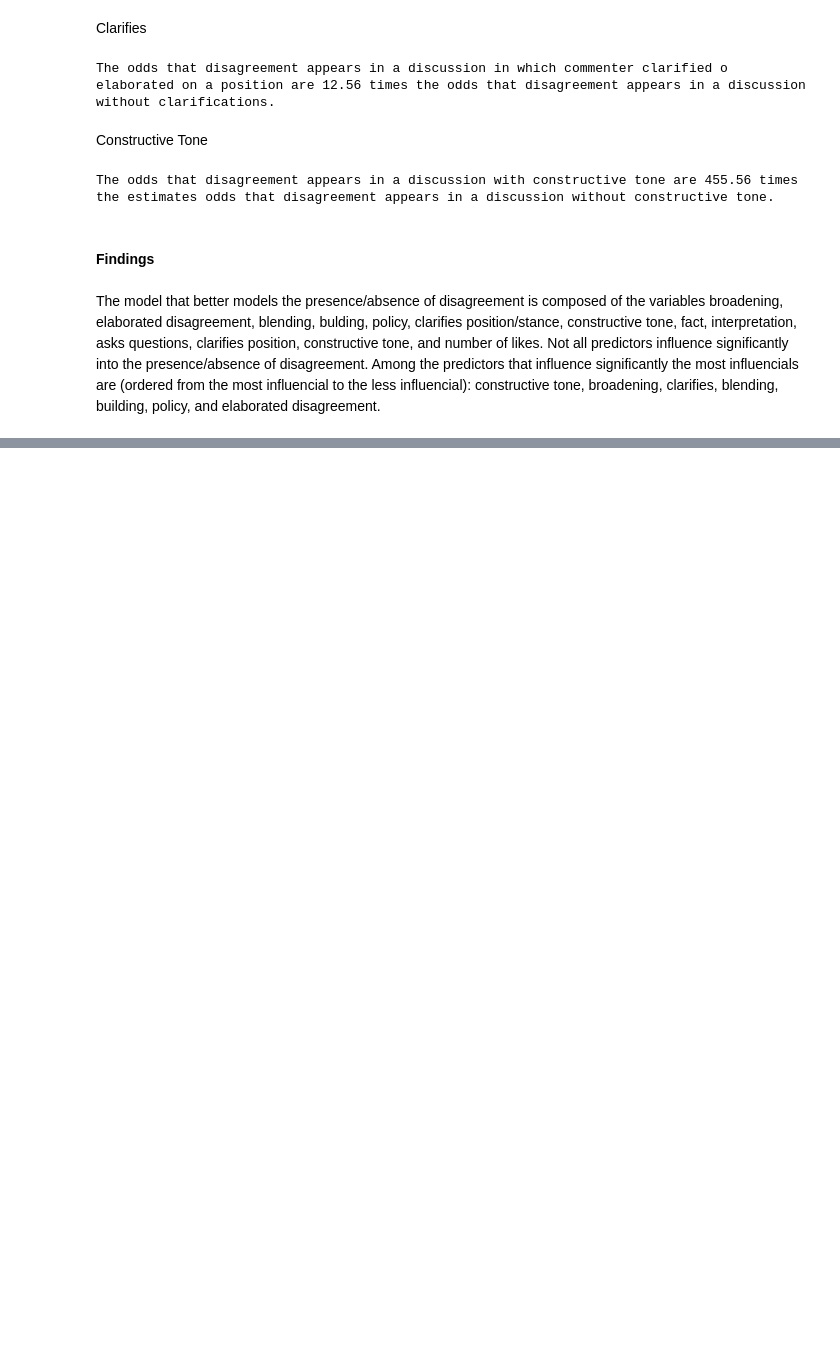
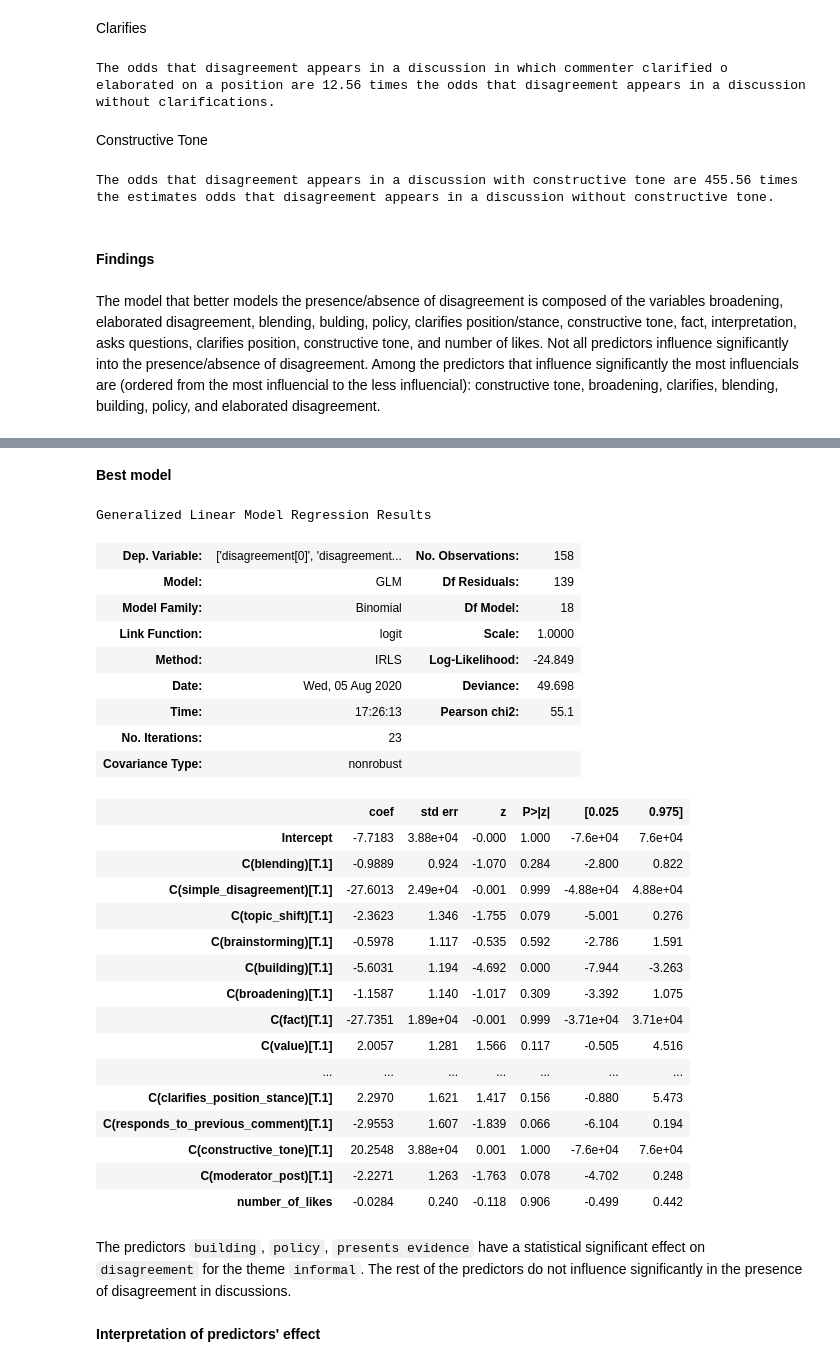
Before and after one commit to joausaga/disagreement, a Jupyter notebook: disagreement.ipynb, the cells around one changed output, grey strips where cells are left out. Drawn from its saved outputs; the diff is of its cells as text; code cells hidden in the pictures; blank space fills up the shorter version.

```diff
--- a/disagreement.ipynb
+++ b/disagreement.ipynb
@@ -733,0 +932,2 @@ The model that better models the presence/absence of disagreement is composed of
+# %%
+best_models = predict_disagreement(all_df, categorical_predictors, numerical_predictors, theme='informal')
@@ -733,0 +952,35 @@ The model that better models the presence/absence of disagreement is composed of
+# %% [markdown]
+**Best model**
+# %%
+best_models[0]['model'].summary()
+# %% [output]
+Generalized Linear Model Regression Results
+| Dep. Variable: | ['disagreement[0]', 'disagreement... | No. Observations: | 158 |
+| Model: | GLM | Df Residuals: | 139 |
+| Model Family: | Binomial | Df Model: | 18 |
+| Link Function: | logit | Scale: | 1.0000 |
+| Method: | IRLS | Log-Likelihood: | -24.849 |
+| Date: | Wed, 05 Aug 2020 | Deviance: | 49.698 |
+| Time: | 17:26:13 | Pearson chi2: | 55.1 |
+| No. Iterations: | 23 |  |  |
+| Covariance Type: | nonrobust |  |  |
+|  | coef | std err | z | P>|z| | [0.025 | 0.975] |
+| Intercept | -7.7183 | 3.88e+04 | -0.000 | 1.000 | -7.6e+04 | 7.6e+04 |
+| C(blending)[T.1] | -0.9889 | 0.924 | -1.070 | 0.284 | -2.800 | 0.822 |
+| C(simple_disagreement)[T.1] | -27.6013 | 2.49e+04 | -0.001 | 0.999 | -4.88e+04 | 4.88e+04 |
+| C(topic_shift)[T.1] | -2.3623 | 1.346 | -1.755 | 0.079 | -5.001 | 0.276 |
+| C(brainstorming)[T.1] | -0.5978 | 1.117 | -0.535 | 0.592 | -2.786 | 1.591 |
+| C(building)[T.1] | -5.6031 | 1.194 | -4.692 | 0.000 | -7.944 | -3.263 |
+| C(broadening)[T.1] | -1.1587 | 1.140 | -1.017 | 0.309 | -3.392 | 1.075 |
+| C(fact)[T.1] | -27.7351 | 1.89e+04 | -0.001 | 0.999 | -3.71e+04 | 3.71e+04 |
+| C(value)[T.1] | 2.0057 | 1.281 | 1.566 | 0.117 | -0.505 | 4.516 |
+| ... | ... | ... | ... | ... | ... | ... |
+| C(clarifies_position_stance)[T.1] | 2.2970 | 1.621 | 1.417 | 0.156 | -0.880 | 5.473 |
+| C(responds_to_previous_comment)[T.1] | -2.9553 | 1.607 | -1.839 | 0.066 | -6.104 | 0.194 |
+| C(constructive_tone)[T.1] | 20.2548 | 3.88e+04 | 0.001 | 1.000 | -7.6e+04 | 7.6e+04 |
+| C(moderator_post)[T.1] | -2.2271 | 1.263 | -1.763 | 0.078 | -4.702 | 0.248 |
+| number_of_likes | -0.0284 | 0.240 | -0.118 | 0.906 | -0.499 | 0.442 |
+# %% [markdown]
+The predictors `building`, `policy`, `presents evidence` have a statistical significant effect on `disagreement` for the theme `informal`. The rest of the predictors do not influence significantly in the presence of disagreement in discussions.
+# %% [markdown]
+**Interpretation of predictors' effect**
```
Also changed, not shown: parts of 42 cells of this notebook.
